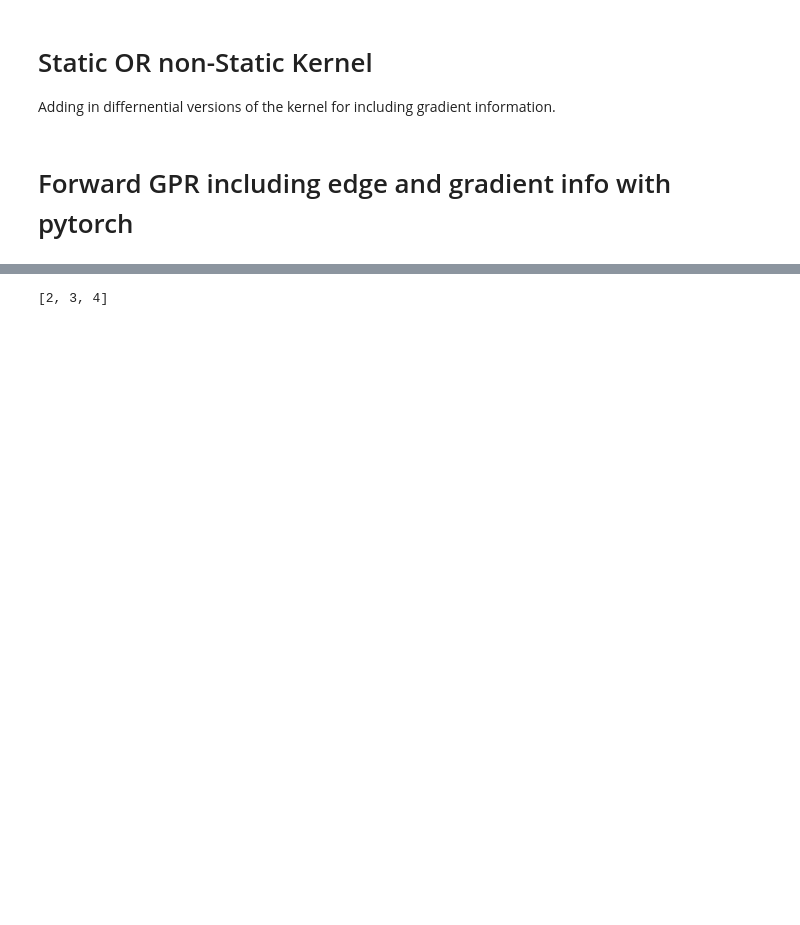
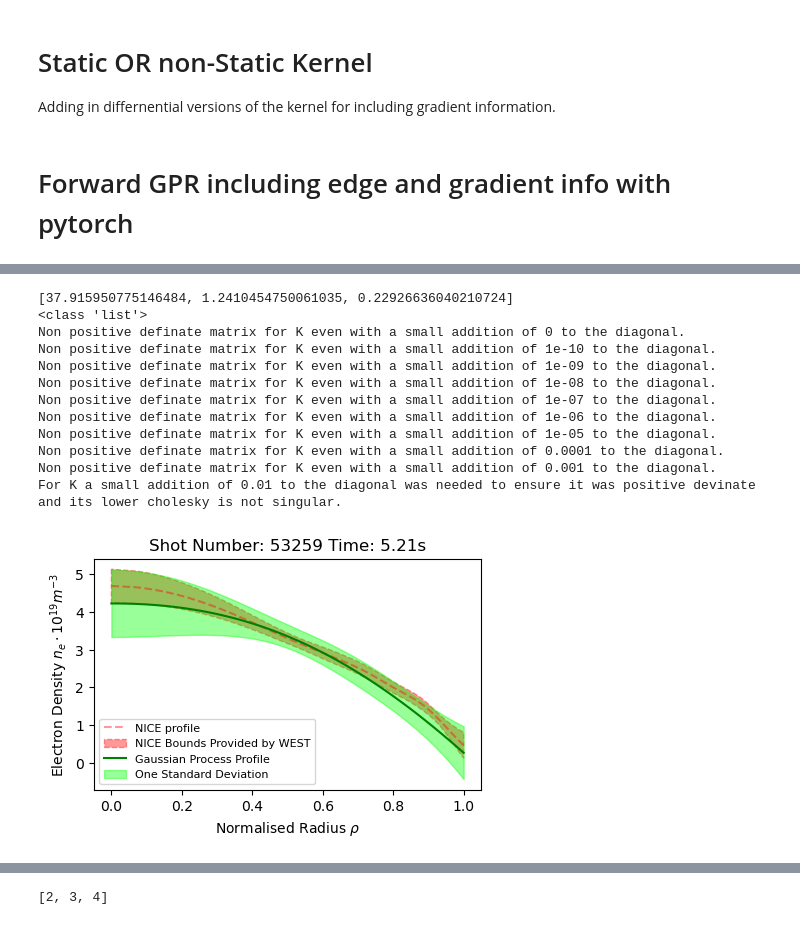
Before and after one commit to DanHarJor/Improving-Electron-Density-Profile-Inference-within-a-Tokamak-using-Bayesian-Techniques, a Jupyter notebook: RealEquillibriumInterferometry/SyntheticDataInterferometry.ipynb, the cells around one changed output, grey strips where cells are left out. Saved outputs shown, nothing was run; the diff lists cells and outputs as text; code cells hidden in the pictures; blank space fills up the shorter version.

```diff
--- a/RealEquillibriumInterferometry/SyntheticDataInterferometry.ipynb
+++ b/RealEquillibriumInterferometry/SyntheticDataInterferometry.ipynb
@@ -1302,0 +1416,45 @@ AttributeError: 'float' object has no attribute 'numpy'
+# %%
+self = interf
+def Infer(params):
+        print(params)
+        print(type(params))
+        if interf.pytorch_degree==1:
+            init_kargs_cp = init_kargs.copy()
+            init_kargs['PYTORCH_DEGREE']=0
+            init_kargs['reset']=False
+            interf.__init__(**init_kargs)
+            params = [p.numpy() for p in params]
+            K, R, cov_li = interf.KRcov_li(params)
+            interf.post_cov = self.chol_inv(R.T @ self.chol_inv(cov_li, name='Likelihood Covariance') @ R + self.chol_inv(K, name='K'))
+            interf.post_mu = self.prior_mu + self.post_cov @ R.T @ self.chol_inv(cov_li, name='Likelyhood Covariance') @ (self.data - R @ self.prior_mu)
+            interf.marge_li = self.MargeLi(params)
+            interf.PlotInference()
+            init_kargs['PYTORCH_DEGREE']=1
+            init_kargs['reset']=False
+            interf.__init__(**init_kargs)
+
+        else:
+            K, R, cov_li = self.KRcov_li(params)
+            self.post_cov = self.chol_inv(R.T @ self.chol_inv(cov_li, name='Likelihood Covariance') @ R + self.chol_inv(K, name='K'))
+            self.post_mu = self.prior_mu + self.post_cov @ R.T @ self.chol_inv(cov_li, name='Likelyhood Covariance') @ (self.data - R @ self.prior_mu)
+            self.PlotInference()
+# interf.pytorch_degree=1
+
+tbp = [p.item() for p in interf.torch_best_params]
+tbp
+
+Infer(tbp)
+# %% [output]
+[37.915950775146484, 1.2410454750061035, 0.22926636040210724]
+<class 'list'>
+Non positive definate matrix for K even with a small addition of 0 to the diagonal.
+Non positive definate matrix for K even with a small addition of 1e-10 to the diagonal.
+Non positive definate matrix for K even with a small addition of 1e-09 to the diagonal.
+Non positive definate matrix for K even with a small addition of 1e-08 to the diagonal.
+Non positive definate matrix for K even with a small addition of 1e-07 to the diagonal.
+Non positive definate matrix for K even with a small addition of 1e-06 to the diagonal.
+Non positive definate matrix for K even with a small addition of 1e-05 to the diagonal.
+Non positive definate matrix for K even with a small addition of 0.0001 to the diagonal.
+Non positive definate matrix for K even with a small addition of 0.001 to the diagonal.
+For K a small addition of 0.01 to the diagonal was needed to ensure it was positive devinate and its lower cholesky is not singular.
+[figure, added]
```
Also changed, not shown: parts of 7 cells of this notebook.
